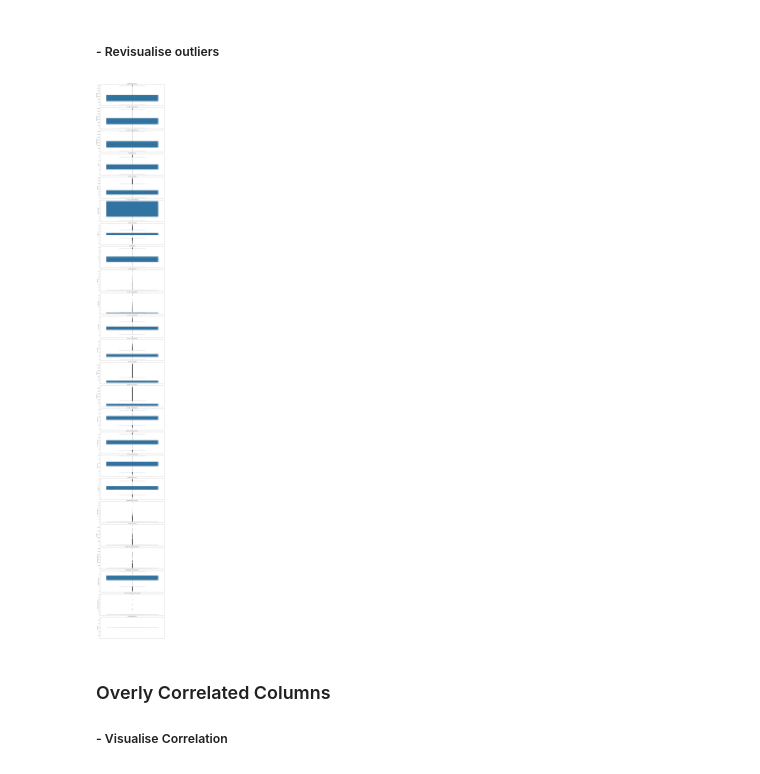
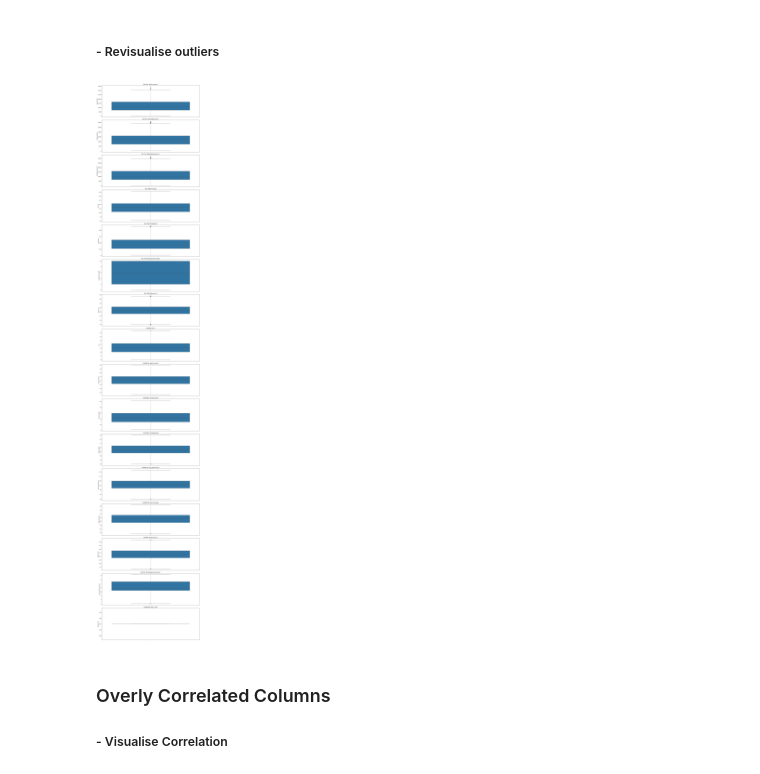
Before and after one commit to tomdeval/customer_loans, a Jupyter notebook: EDA.ipynb, the cells around one changed output. Cells and saved outputs as stored; diff of their text form; code cells hidden in the pictures.

```diff
--- a/EDA.ipynb
+++ b/EDA.ipynb
@@ -180,11 +198,9 @@ Removed outliers from policy_code.
 # %%
 numeric_cols = custloan_df.select_dtypes(include=[np.number]).columns
 numeric_cols = [col for col in numeric_cols if col not in ['id', 'member_id']]
-plotter.plot_outliers(numeric_cols)
-#re-do box plots from transform class.
-# figure out column with mostly zero values.
+df_transform.replot_outliers(numeric_cols, zero_threshold=40)
 # %% [output]
-[figure, old version]
+[figure, new version]
 # %% [markdown]
 ### Overly Correlated Columns
 ##### - Visualise Correlation
```
Also changed, not shown: parts of 22 cells of this notebook, 1 other file.
